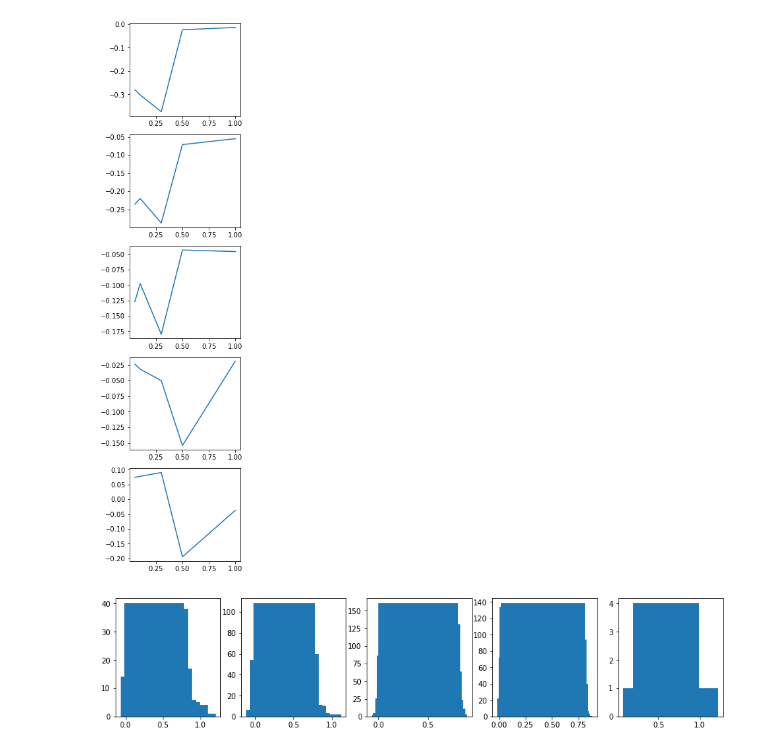
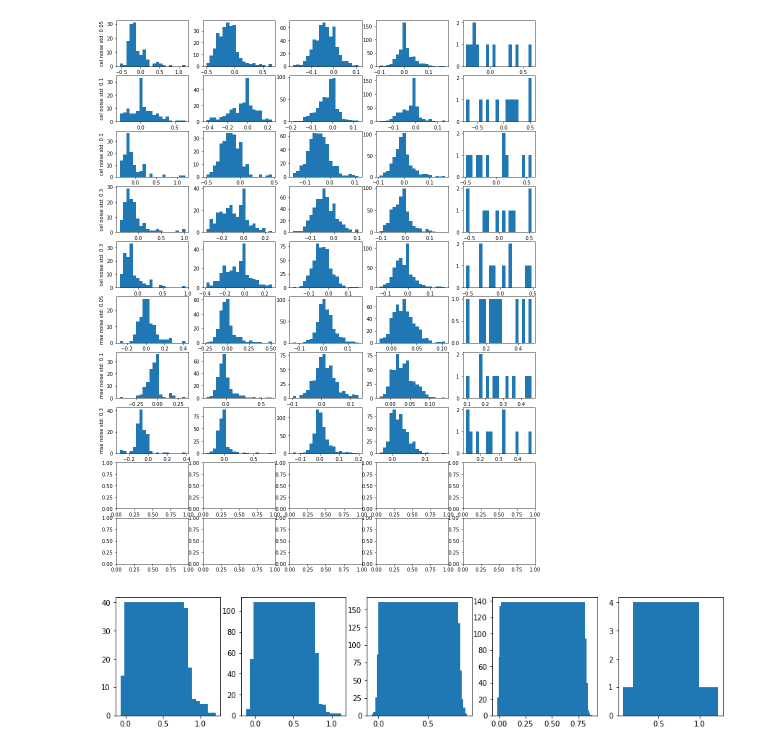
Before and after one commit to ajherman/Equilibrium-Propagation, a Jupyter notebook: Plot_Robustness.ipynb, the cells around one changed output. Cells and saved outputs as stored; diff of their text form; code cells hidden in the pictures.

```diff
--- a/Plot_Robustness.ipynb
+++ b/Plot_Robustness.ipynb
@@ -41,24 +46,24 @@ runsdf.sort_values('dir', ascending=False)
 # %%
-fig, axs = plt.subplots(5, 1, figsize=(3,15))
+fig, axs = plt.subplots(10, 5, figsize=(15,20))
 
-layerbiasmins = []
-noiselevels = []
+# layerbiasmins = []
+# noiselevels = []
 
-for i, (_,noisetest) in enumerate(runsdf[runsdf['noise'] > 0].iterrows()):
+for i, (_,noisetest) in enumerate(runsdf[np.logical_and(runsdf['noise'] > 0, runsdf['test'] > 25)].iterrows()):
     model = torch.load(noisetest.dir + '/model.pt', map_location=torch.device('cpu'))
-    layerbiasmins.append([])
-    noiselevels.append(noisetest.noise)
+    # layerbiasmins.append([])
+    # noiselevels.append(noisetest.noise)
     for idx in range(len(model.synapses)):
-        layerbiasmins[i].append(model.synapses[idx].bias.min().data.cpu())
-        # freqs, bins = torch.histogram(model.synapses[idx].bias, bins=10)
-        # axs[i,idx].bar(bins[:-1].data.cpu(), freqs.data.cpu(), align='edge')
-    # axs[i,0].set_ylabel('noise std: {}'.format(noisetest.noise))
+        # layerbiasmins[i].append(model.synapses[idx].bias.min().data.cpu())
+        freqs, bins = torch.histogram(model.synapses[idx].bias, bins=20)
+        axs[i,idx].bar(bins[:-1].data.cpu(), freqs.data.cpu(), align='edge', width=(bins[1]-bins[0]).detach().numpy())
+    axs[i,0].set_ylabel('{} noise std: {}'.format(noisetest.loss, noisetest.noise))
 
 
-for ilayer in range(5):
-    axs[ilayer].plot(noiselevels, np.asarray(layerbiasmins)[:,ilayer])#, width = 0.05)
+# for ilayer in range(5):
+#     axs[ilayer].plot(noiselevels, np.asarray(layerbiasmins)[:,ilayer])#, width = 0.05)
 # %% [output]
-[figure, old version]
+[figure, new version]
 # %%
 msemodel = torch.load(msepath + '/model.pt', map_location=torch.device('cpu'))
 # msemodel = torch.load('Laborieux-Arch/results/EP/mse/2023-08-22/11-05-29_gpu0/model.pt', map_location=torch.device('cpu'))
```
Also changed, not shown: parts of 1 cell of this notebook, 19 other files.
